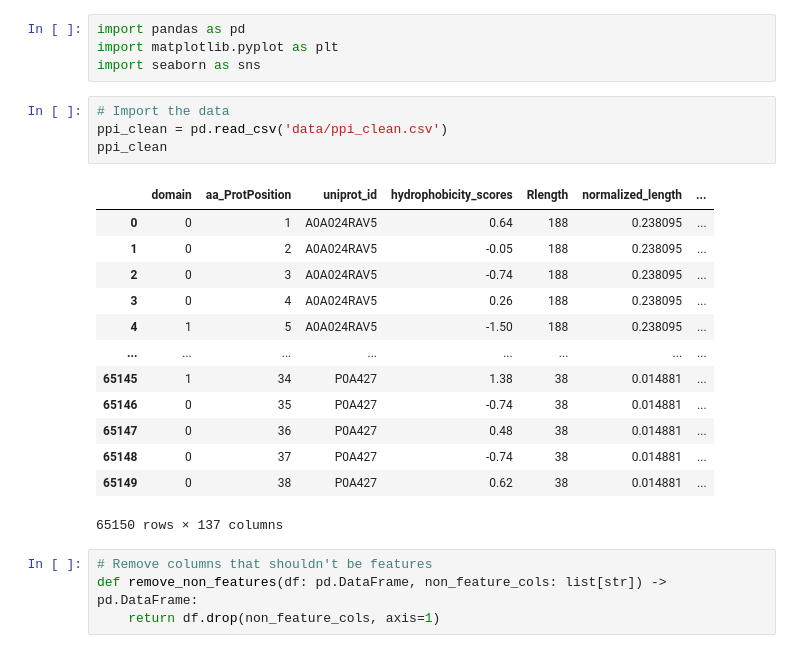
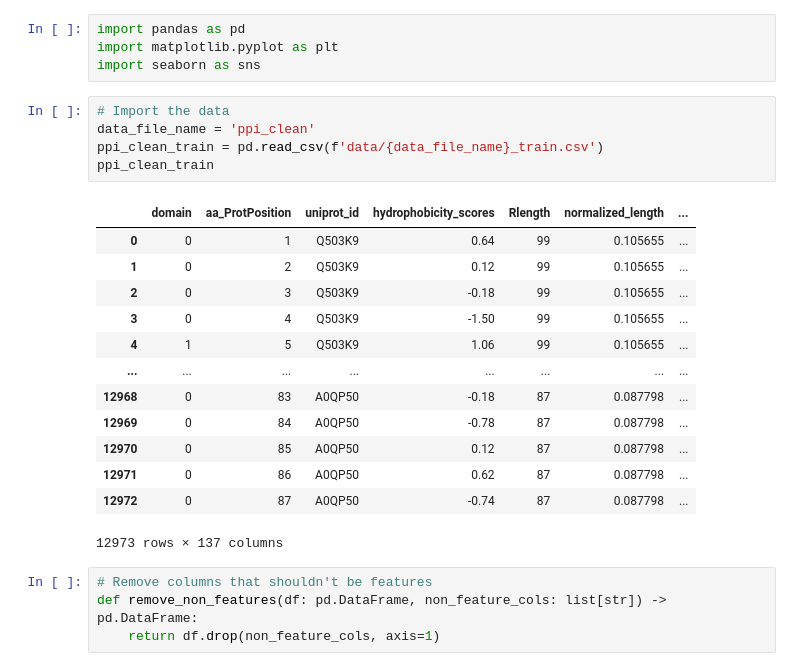
Before and after one commit to LuminousCodeGH/scientific-machine-learning-project, a Jupyter notebook: model_training.ipynb, the cells around one changed output. Cells and saved outputs as stored; diff of their text form.

```diff
--- a/model_training.ipynb
+++ b/model_training.ipynb
@@ -4,22 +4,23 @@ import matplotlib.pyplot as plt
 import seaborn as sns
 # %%
 # Import the data
-ppi_clean = pd.read_csv('data/ppi_clean.csv')
-ppi_clean
+data_file_name = 'ppi_clean'
+ppi_clean_train = pd.read_csv(f'data/{data_file_name}_train.csv')
+ppi_clean_train
 # %% [output]
 |  | domain | aa_ProtPosition | uniprot_id | hydrophobicity_scores | Rlength | normalized_length | ... |
-| 0 | 0 | 1 | A0A024RAV5 | 0.64 | 188 | 0.238095 | ... |
-| 1 | 0 | 2 | A0A024RAV5 | -0.05 | 188 | 0.238095 | ... |
-| 2 | 0 | 3 | A0A024RAV5 | -0.74 | 188 | 0.238095 | ... |
-| 3 | 0 | 4 | A0A024RAV5 | 0.26 | 188 | 0.238095 | ... |
-| 4 | 1 | 5 | A0A024RAV5 | -1.50 | 188 | 0.238095 | ... |
+| 0 | 0 | 1 | Q503K9 | 0.64 | 99 | 0.105655 | ... |
+| 1 | 0 | 2 | Q503K9 | 0.12 | 99 | 0.105655 | ... |
+| 2 | 0 | 3 | Q503K9 | -0.18 | 99 | 0.105655 | ... |
+| 3 | 0 | 4 | Q503K9 | -1.50 | 99 | 0.105655 | ... |
+| 4 | 1 | 5 | Q503K9 | 1.06 | 99 | 0.105655 | ... |
 | ... | ... | ... | ... | ... | ... | ... | ... |
-| 65145 | 1 | 34 | P0A427 | 1.38 | 38 | 0.014881 | ... |
-| 65146 | 0 | 35 | P0A427 | -0.74 | 38 | 0.014881 | ... |
-| 65147 | 0 | 36 | P0A427 | 0.48 | 38 | 0.014881 | ... |
-| 65148 | 0 | 37 | P0A427 | -0.74 | 38 | 0.014881 | ... |
-| 65149 | 0 | 38 | P0A427 | 0.62 | 38 | 0.014881 | ... |
+| 12968 | 0 | 83 | A0QP50 | -0.18 | 87 | 0.087798 | ... |
+| 12969 | 0 | 84 | A0QP50 | -0.78 | 87 | 0.087798 | ... |
+| 12970 | 0 | 85 | A0QP50 | 0.12 | 87 | 0.087798 | ... |
+| 12971 | 0 | 86 | A0QP50 | 0.62 | 87 | 0.087798 | ... |
+| 12972 | 0 | 87 | A0QP50 | -0.74 | 87 | 0.087798 | ... |
-65150 rows × 137 columns
+12973 rows × 137 columns
 # %%
 # Remove columns that shouldn't be features
 def remove_non_features(df: pd.DataFrame, non_feature_cols: list[str]) -> pd.DataFrame:
```
Also changed, not shown: parts of 6 cells of this notebook, 2 other files.
